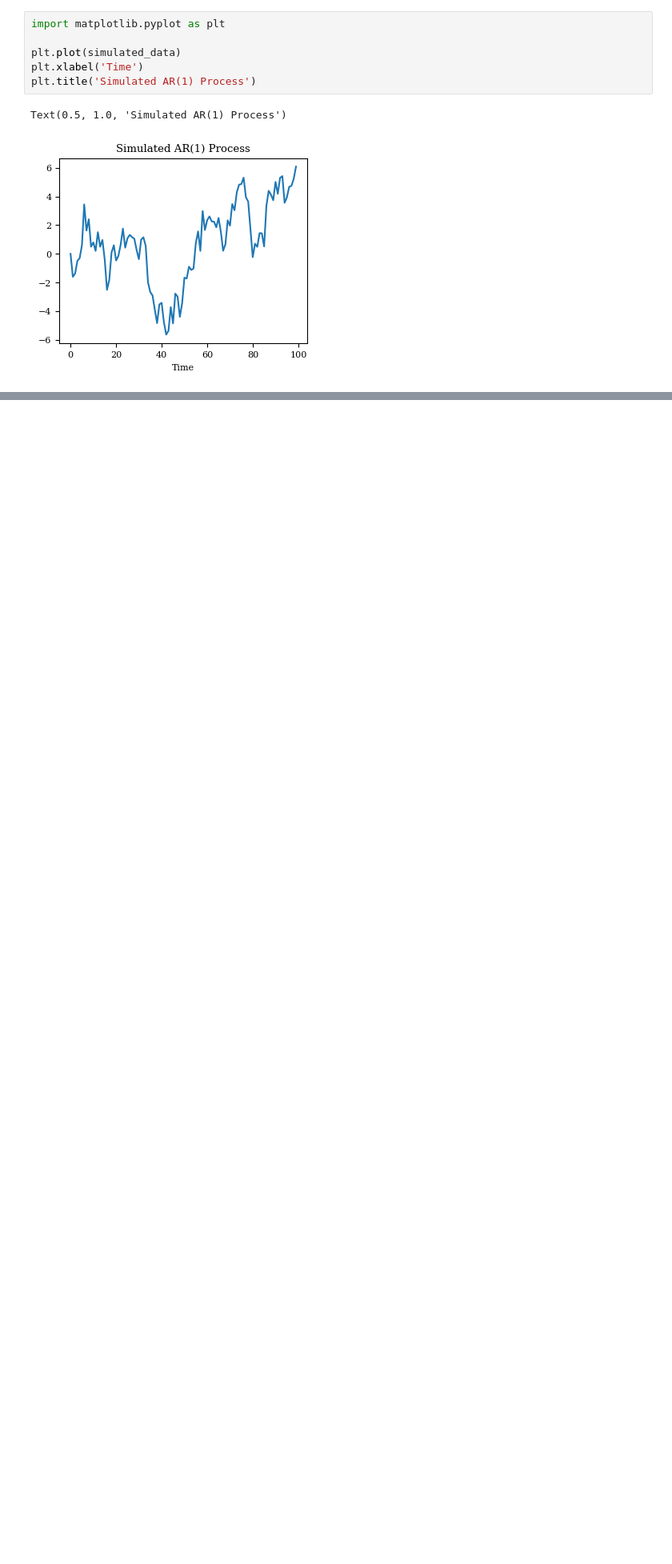
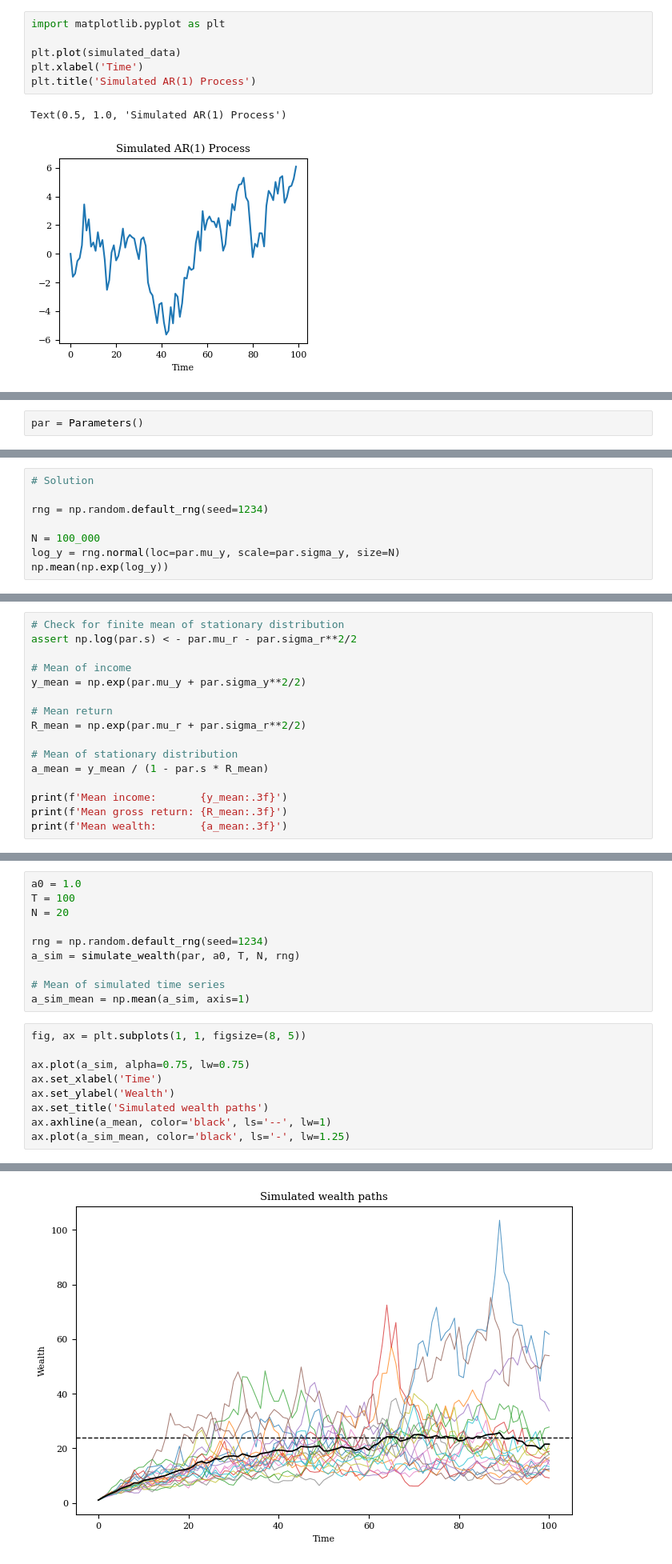
Before and after one commit to richardfoltyn/FIE463-V25, a Jupyter notebook: lectures/lecture07/lecture07.ipynb, the cells around one changed output, grey strips where cells are left out. Shown at 80% size. Drawn from its saved outputs; the diff is of its cells as text; blank space fills up the shorter version.

```diff
--- a/lectures/lecture07/lecture07.ipynb
+++ b/lectures/lecture07/lecture07.ipynb
@@ -96,0 +141,2 @@ Text(0.5, 1.0, 'Simulated AR(1) Processes')
+# %%
+par = Parameters()
@@ -96,0 +149,8 @@ Text(0.5, 1.0, 'Simulated AR(1) Processes')
+# %%
+# Solution
+
+rng = np.random.default_rng(seed=1234)
+
+N = 100_000
+log_y = rng.normal(loc=par.mu_y, scale=par.sigma_y, size=N)
+np.mean(np.exp(log_y))
@@ -96,0 +159,16 @@ Text(0.5, 1.0, 'Simulated AR(1) Processes')
+# %%
+# Check for finite mean of stationary distribution
+assert np.log(par.s) < - par.mu_r - par.sigma_r**2/2
+
+# Mean of income
+y_mean = np.exp(par.mu_y + par.sigma_y**2/2)
+
+# Mean return
+R_mean = np.exp(par.mu_r + par.sigma_r**2/2)
+
+# Mean of stationary distribution
+a_mean = y_mean / (1 - par.s * R_mean)
+
+print(f'Mean income:       {y_mean:.3f}')
+print(f'Mean gross return: {R_mean:.3f}')
+print(f'Mean wealth:       {a_mean:.3f}')
@@ -96,0 +223,20 @@ Text(0.5, 1.0, 'Simulated AR(1) Processes')
+# %%
+a0 = 1.0
+T = 100
+N = 20
+
+rng = np.random.default_rng(seed=1234)
+a_sim = simulate_wealth(par, a0, T, N, rng)
+
+# Mean of simulated time series
+a_sim_mean = np.mean(a_sim, axis=1)
+# %%
+fig, ax = plt.subplots(1, 1, figsize=(8, 5))
+
+ax.plot(a_sim, alpha=0.75, lw=0.75)
+ax.set_xlabel('Time')
+ax.set_ylabel('Wealth')
+ax.set_title('Simulated wealth paths')
+ax.axhline(a_mean, color='black', ls='--', lw=1)
+ax.plot(a_sim_mean, color='black', ls='-', lw=1.25)
+# %% [output]
@@ -96,0 +244 @@ Text(0.5, 1.0, 'Simulated AR(1) Processes')
+[figure, added]
```
Also changed, not shown: parts of 24 cells of this notebook.
